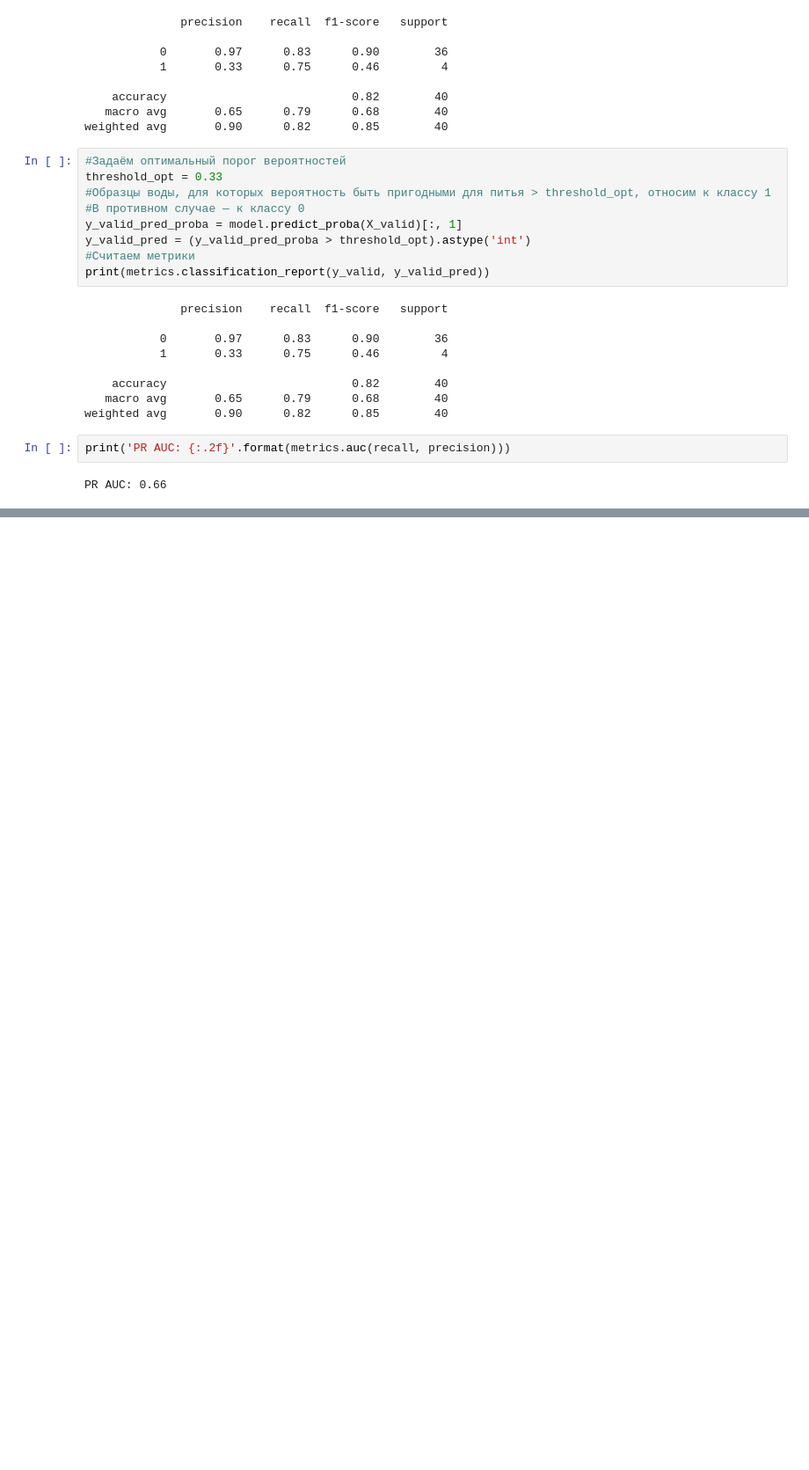
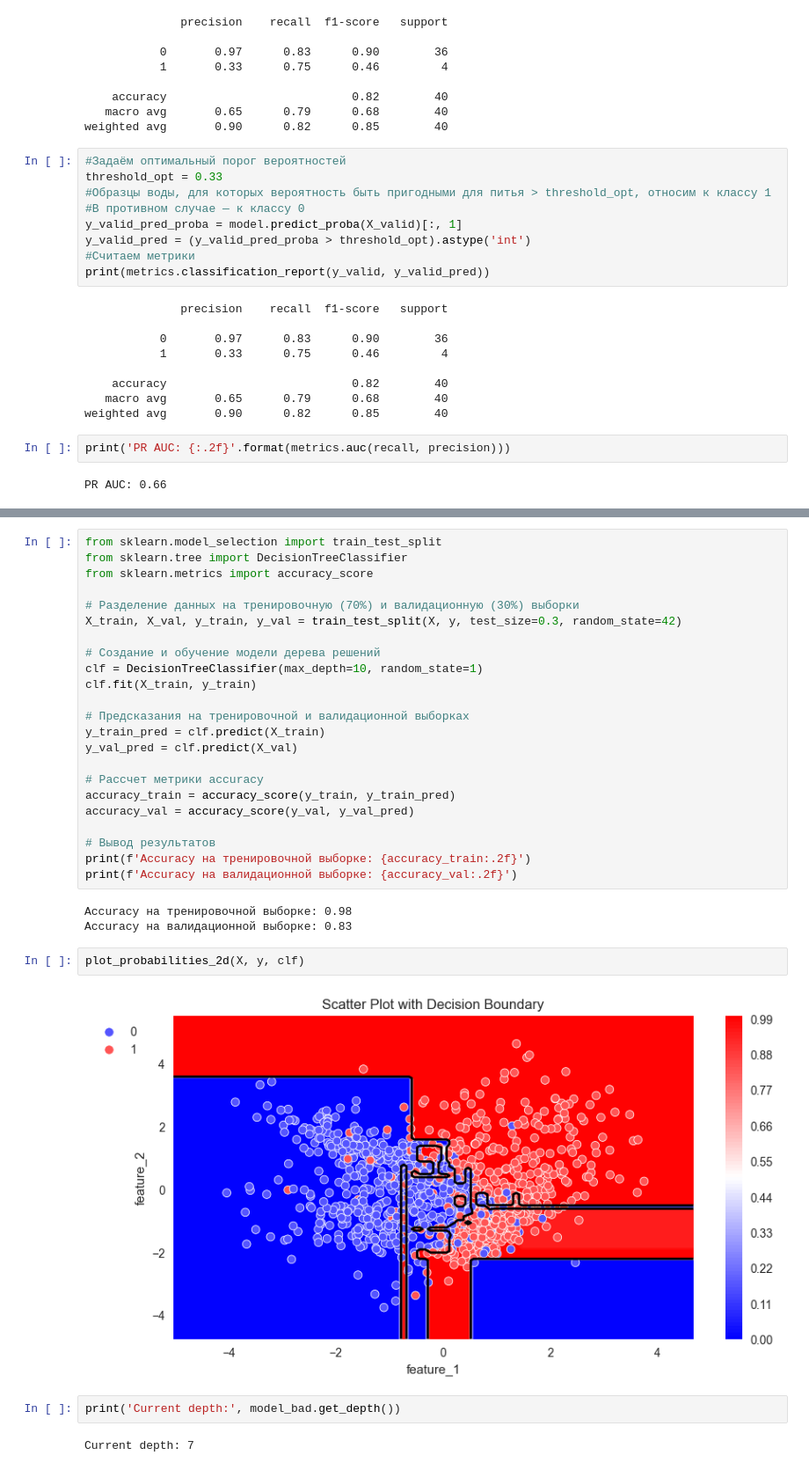
Before and after one commit to micaelofficial/michaels_mind, a Jupyter notebook: ML-5_Validation/data.ipynb, the cells around one changed output, grey strips where cells are left out. Shown at 88% size. Saved outputs shown, nothing was run; the diff lists cells and outputs as text; blank space fills up the shorter version.

```diff
--- a/ML-5_Validation/data.ipynb
+++ b/ML-5_Validation/data.ipynb
@@ -619,0 +910,34 @@ PR AUC: 0.66
+# %%
+from sklearn.model_selection import train_test_split
+from sklearn.tree import DecisionTreeClassifier
+from sklearn.metrics import accuracy_score
+
+# Разделение данных на тренировочную (70%) и валидационную (30%) выборки
+X_train, X_val, y_train, y_val = train_test_split(X, y, test_size=0.3, random_state=42)
+
+# Создание и обучение модели дерева решений
+clf = DecisionTreeClassifier(max_depth=10, random_state=1)
+clf.fit(X_train, y_train)
+
+# Предсказания на тренировочной и валидационной выборках
+y_train_pred = clf.predict(X_train)
+y_val_pred = clf.predict(X_val)
+
+# Рассчет метрики accuracy
+accuracy_train = accuracy_score(y_train, y_train_pred)
+accuracy_val = accuracy_score(y_val, y_val_pred)
+
+# Вывод результатов
+print(f'Accuracy на тренировочной выборке: {accuracy_train:.2f}')
+print(f'Accuracy на валидационной выборке: {accuracy_val:.2f}')
+# %% [output]
+Accuracy на тренировочной выборке: 0.98
+Accuracy на валидационной выборке: 0.83
+# %%
+plot_probabilities_2d(X, y, clf)
+# %% [output]
+[figure, added]
+# %%
+print('Current depth:', model_bad.get_depth())
+# %% [output]
+Current depth: 7
```
Also changed, not shown: parts of 22 cells of this notebook, 7 other files.
